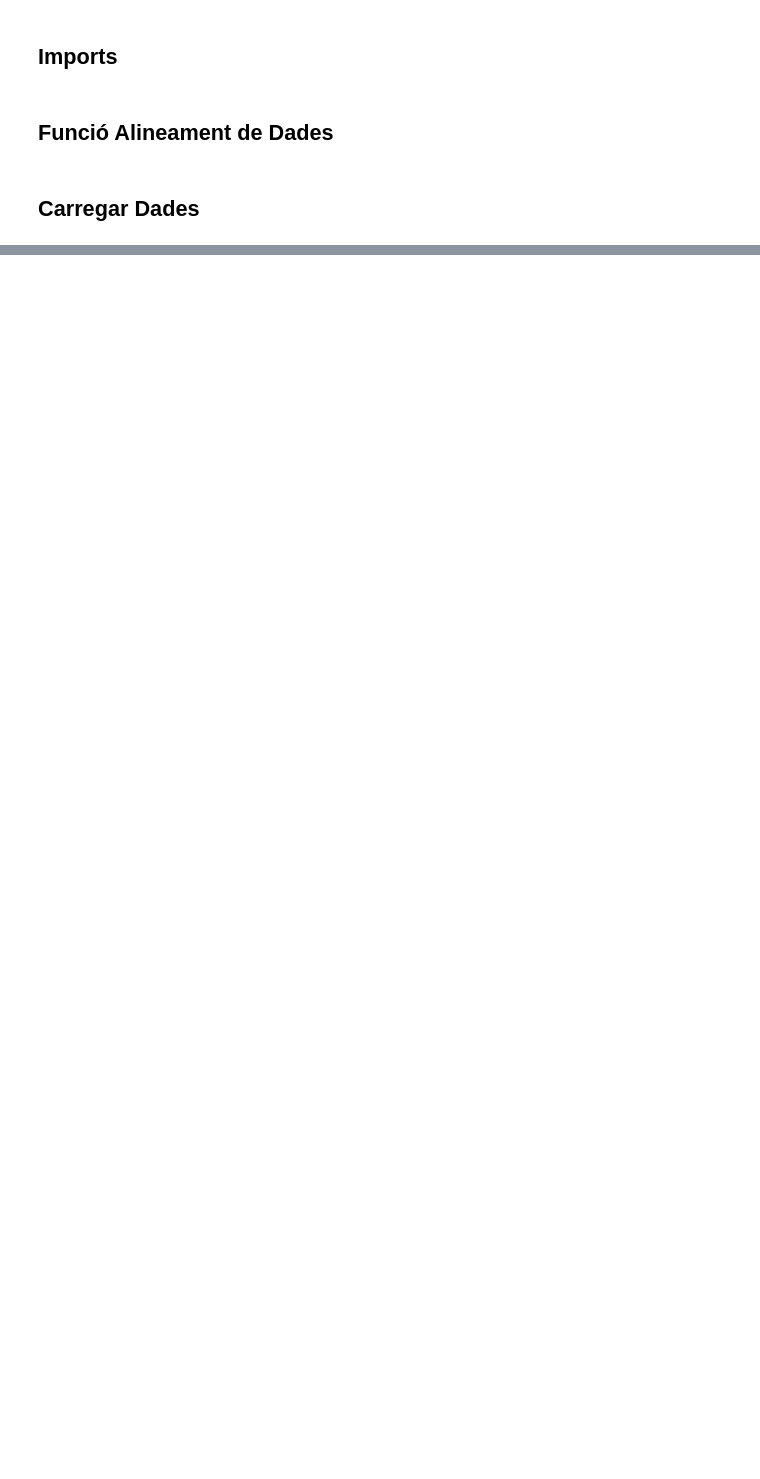
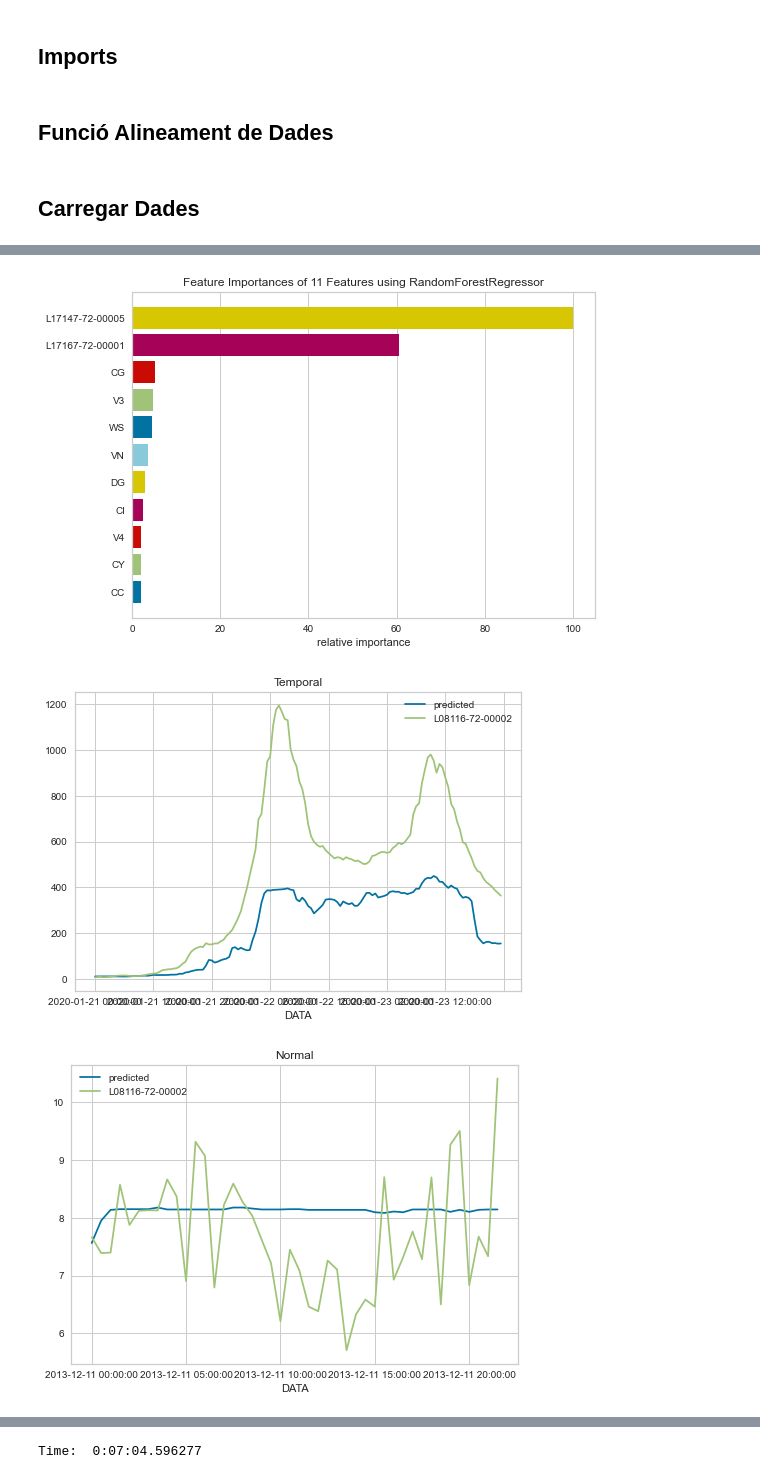
Before and after one commit to FabianUB/CodiTFG, a Jupyter notebook: Forecasting.ipynb, the cells around one changed output, grey strips where cells are left out. Drawn from its saved outputs; the diff is of its cells as text; code cells hidden in the pictures; blank space fills up the shorter version.

```diff
--- a/Forecasting.ipynb
+++ b/Forecasting.ipynb
@@ -99,6 +84,0 @@ X_train, X_test, y_train, y_test = train_test_split(dataX, dataY, test_size=0.2)
-# %%
-#Fittejem un model
-lm = linear_model.LinearRegression()
-
-model = lm.fit(X_train, y_train)
-predictions = lm.predict(X_test)
@@ -116,0 +188,70 @@ print("R2 score =", round(sm.r2_score(y_test, predictions), 2))
+# %%
+#Carregar del csv
+Df_AltX = pd.read_csv('dfAltX.csv')
+Df_Alty = pd.read_csv('dfAltY.csv')
+# %%
+Df_AltX.set_index('datetime', drop=True, inplace=True)
+Df_Alty.set_index('DATA', drop=True, inplace=True)
+# %%
+df_results_altTer = pd.DataFrame(columns = ["Method", "Best_Params", "Features","Feature_Importance", "Score","RMSE_Score","Prediccio_Hores"])
+# %%
+start = timeit.default_timer()
+
+tscv = TimeSeriesSplit(n_splits=3)
+param_search = {
+    'n_estimators': [50,100, 200], # Nombre de arbres
+    'max_features': [1, 'sqrt', 'log2'], # Maxim features
+    'max_depth' : [8,10,25,None] # Profunditat dels arbres
+}
+
+iteracio = 0
+for train_index, test_index in tscv.split(Df_AltX):
+    iteracio += 1
+    Df_AltX_train, Df_AltX_test = Df_AltX.values[train_index], Df_AltX.values[test_index]
+    Df_Alty_train, Df_Alty_test = Df_Alty.values.ravel()[train_index], Df_Alty.values.ravel()[test_index]
+
+    model = RandomForestRegressor()
+    tscv = TimeSeriesSplit(n_splits=5)
+    gsearch = GridSearchCV(estimator=model, cv=tscv, param_grid=param_search, n_jobs=-1)
+    print("Iteració: ", iteracio)
+    %time gsearchfited = gsearch.fit(Df_AltX_train, Df_Alty_train)
+
+    bestParams = gsearchfited.best_params_
+    score = gsearchfited.score(Df_AltX_test, Df_Alty_test)
+    FeatureImportance = gsearchfited.best_estimator_.feature_importances_
+
+    predicty = gsearchfited.best_estimator_.predict(Df_AltX_test)
+    rmseScore = mean_squared_error(Df_Alty_test, predicty, squared=False)
+
+    nameh = Df_AltX.columns[0]
+    hores = "1 day"
+
+    new_row = {'Method':'Random Forest','Best_Params':bestParams, 'Features':Df_AltX.columns, 'Feature_Importance':FeatureImportance, 'Score':score,'RMSE_Score':rmseScore,"Prediccio_Hores":hores}
+    df_results_altTer = df_results_altTer.append(new_row, ignore_index=True)
+
+    joblib.dump(gsearchfited.best_estimator_, 'resultsDf/pickle/partAlta/RandomForest_'+str(df_results_altTer.index[-1])+'.pkl', compress = 1)
+
+    viz = FeatureImportances(gsearchfited.best_estimator_)
+    viz.fit(Df_AltX, Df_Alty)
+    viz.show()
+
+    plotYtest = Df_Alty["2020-01-20 5:00:00":"2020-01-23 21:30:00"]
+    plotYtest2 = Df_Alty["2013-12-10 5:00:00":"2013-12-11 21:30:00"]
+
+    plotXtestp = Df_AltX["2020-01-20 5:00:00":"2020-01-23 21:30:00"]
+    plotXtest2p = Df_AltX["2013-12-10 5:00:00":"2013-12-11 21:30:00"]
+
+    plotXtestr = gsearchfited.best_estimator_.predict(plotXtestp.values)
+    plotXtest2r = gsearchfited.best_estimator_.predict(plotXtest2p.values)
+
+    plotYtest.insert(0, 'predicted', plotXtestr, allow_duplicates=True)
+    plotYtest2.insert(0, 'predicted', plotXtest2r, allow_duplicates=True)
+
+    plotYtest.plot(title="Temporal")
+    plotYtest2.plot(title="Normal")
+    plt.show()
+
+
+stop = timeit.default_timer()
+print("Time: ", str(datetime.timedelta(seconds=(stop-start))))
+# %% [output]
@@ -116,0 +261,3 @@ print("R2 score =", round(sm.r2_score(y_test, predictions), 2))
+[figure, added]
+[figure, added]
+[figure, added]
@@ -116,0 +276 @@ print("R2 score =", round(sm.r2_score(y_test, predictions), 2))
+Time:  0:07:04.596277
```
Also changed, not shown: parts of 39 cells of this notebook.
